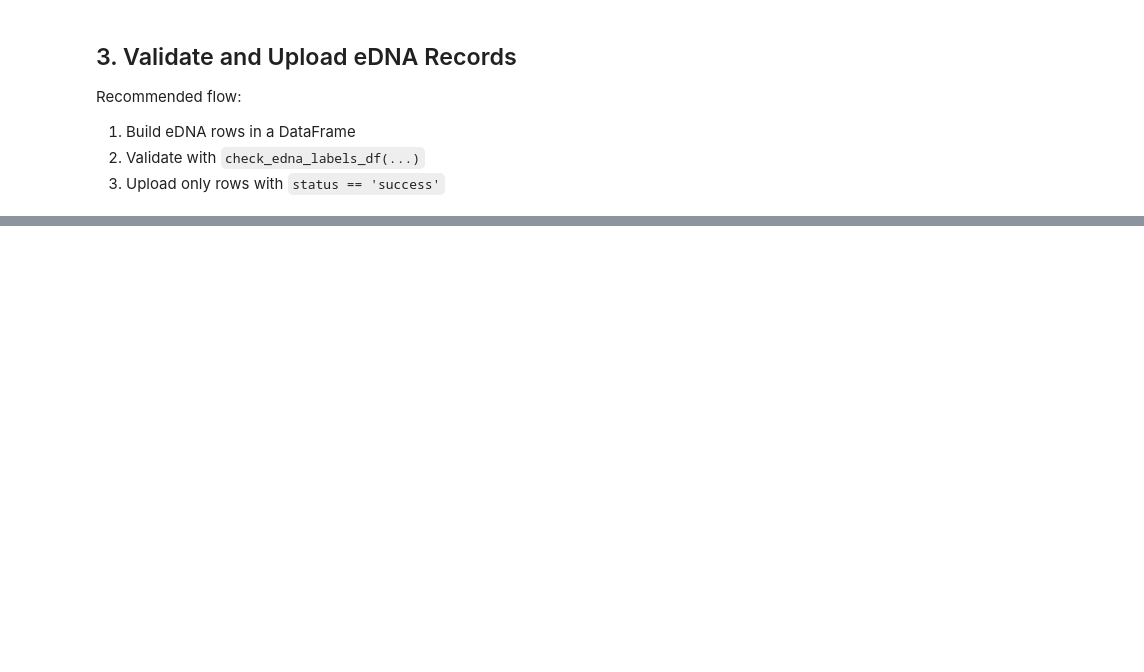
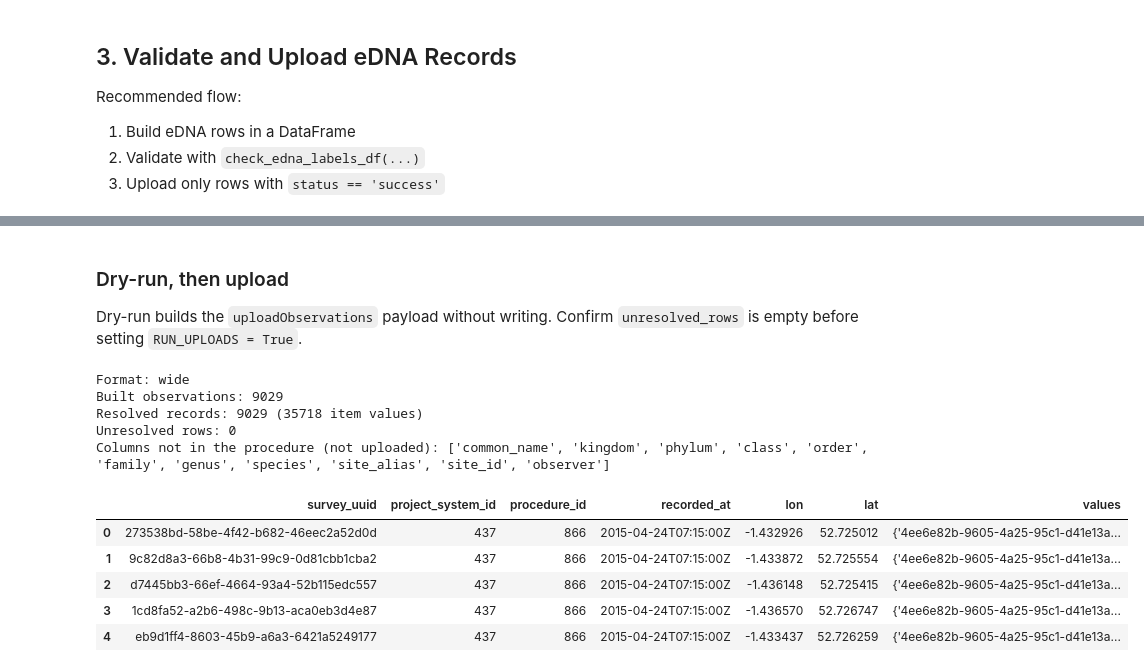
Before and after one commit to Okala-Ltd/NatureCubePy, a Jupyter notebook: tutorials/03_data_upload.ipynb, the cells around one changed output, grey strips where cells are left out. Cells and saved outputs as stored; diff of their text form; code cells hidden in the pictures; blank space fills up the shorter version.

Commit message:
add new functionality for uploading observations

```diff
--- a/tutorials/03_data_upload.ipynb
+++ b/tutorials/03_data_upload.ipynb
@@ -42,4 +52,0 @@ For more information check: https://developer.mozilla.org/en-US/docs/Web/HTTP/St
-# %%
-# Retrieve API key and set up authentication headers
-api_key = get_key('EV2_PROD')
-hdr = auth_headers(api_key)
@@ -229,0 +156,4 @@ else:
+# %%
+# Fetch systems/procedures for this project, then select the procedure that matches your CSV.
+project_systems = get_project_systems(hdr)
+systems_table = list_systems(project_systems)
@@ -229,0 +250,12 @@ else:
+# %%
+observation_data = pd.read_csv(CSV_PATH, dtype=str, keep_default_na=False)
+
+# Expand any multi-select choice cells (e.g. "calling;land") into one observation each.
+expanded = split_multi_value_choices(observation_data, procedure=procedure)
+print(f"Rows: {len(observation_data)} -> {len(expanded)} after splitting multi-select choices")
+
+# Re-validate the expanded table (write to a temp file so the same checks run).
+EXPANDED_CSV = TUTORIAL_DIR / "data" / "_expanded_observations.csv"
+expanded.to_csv(EXPANDED_CSV, index=False)
+validation = validate_csv_against_procedure(procedure=procedure, csv_path=EXPANDED_CSV)
+print("valid after split:", validation["valid"])
@@ -229,0 +282,56 @@ else:
+# %% [markdown]
+### Dry-run, then upload
+
+Dry-run builds the `uploadObservations` payload without writing. Confirm `unresolved_rows` is empty before setting `RUN_UPLOADS = True`.
+# %%
+RUN_UPLOADS = False
+# Must match how the timestamp column is written in your CSV, e.g.
+# "%Y-%m-%dT%H:%M:%S" for 2015-04-24T07:15:00, "%d/%m/%Y" for 04/04/2025.
+RECORDED_AT_FORMAT = "%Y-%m-%dT%H:%M:%S"
+
+# Upload the expanded table so multi-select behaviors become separate observations.
+dry_run_result = upload_observations_from_csv(
+    hdr=hdr,
+    csv_path=EXPANDED_CSV,
+    procedure=procedure,
+    dry_run=True,
+    recorded_at_format=RECORDED_AT_FORMAT,
+)
+
+print(f"Format: {dry_run_result['format']}")
+print(f"Built observations: {len(dry_run_result['observations'])}")
+print(f"Resolved records: {dry_run_result['resolved_rows']} ({dry_run_result['resolved_values']} item values)")
+print(f"Unresolved rows: {len(dry_run_result['unresolved_rows'])}")
+if dry_run_result["ignored_columns"]:
+    print(f"Columns not in the procedure (not uploaded): {dry_run_result['ignored_columns']}")
+display(pd.DataFrame(dry_run_result["observations"]).head())
+
+if RUN_UPLOADS and dry_run_result["unresolved_rows"].empty:
+    upload_result = upload_observations_from_csv(
+        hdr=hdr,
+        csv_path=EXPANDED_CSV,
+        procedure=procedure,
+        dry_run=False,
+        recorded_at_format=RECORDED_AT_FORMAT,
+    )
+    print(
+        f"uploaded any: {upload_result['uploaded']} | "
+        f"all succeeded: {upload_result['all_succeeded']} | "
+        f"{upload_result['succeeded']} ok / {upload_result['failed']} failed"
+    )
+    if upload_result["errors"]:
+        display(pd.DataFrame(upload_result["errors"]))
+else:
+    print("Dry run only. Set RUN_UPLOADS=True after unresolved_rows is empty to upload.")
+# %% [output]
+Format: wide
+Built observations: 9029
+Resolved records: 9029 (35718 item values)
+Unresolved rows: 0
+Columns not in the procedure (not uploaded): ['common_name', 'kingdom', 'phylum', 'class', 'order', 'family', 'genus', 'species', 'site_alias', 'site_id', 'observer']
+|  | survey_uuid | project_system_id | procedure_id | recorded_at | lon | lat | values |
+| 0 | 273538bd-58be-4f42-b682-46eec2a52d0d | 437 | 866 | 2015-04-24T07:15:00Z | -1.432926 | 52.725012 | {'4ee6e82b-9605-4a25-95c1-d41e13a... |
+| 1 | 9c82d8a3-66b8-4b31-99c9-0d81cbb1cba2 | 437 | 866 | 2015-04-24T07:15:00Z | -1.433872 | 52.725554 | {'4ee6e82b-9605-4a25-95c1-d41e13a... |
+| 2 | d7445bb3-66ef-4664-93a4-52b115edc557 | 437 | 866 | 2015-04-24T07:15:00Z | -1.436148 | 52.725415 | {'4ee6e82b-9605-4a25-95c1-d41e13a... |
+| 3 | 1cd8fa52-a2b6-498c-9b13-aca0eb3d4e87 | 437 | 866 | 2015-04-24T07:15:00Z | -1.436570 | 52.726747 | {'4ee6e82b-9605-4a25-95c1-d41e13a... |
+| 4 | eb9d1ff4-8603-45b9-a6a3-6421a5249177 | 437 | 866 | 2015-04-24T07:15:00Z | -1.433437 | 52.726259 | {'4ee6e82b-9605-4a25-95c1-d41e13a... |
```
Also changed, not shown: parts of 25 cells of this notebook, 5 other files.
